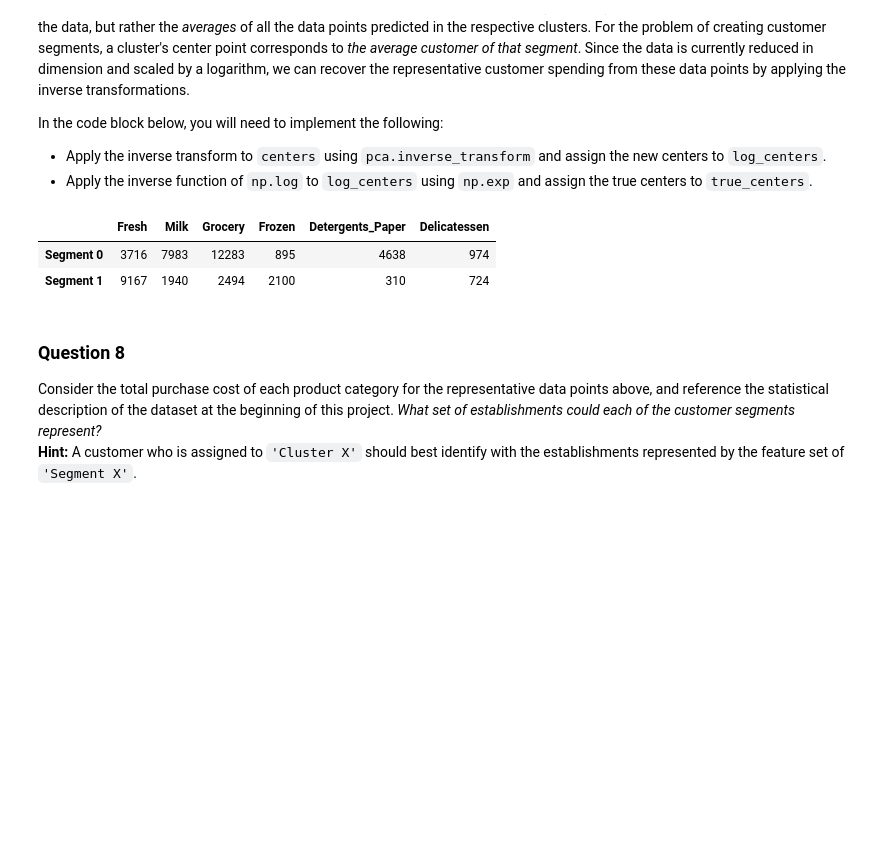
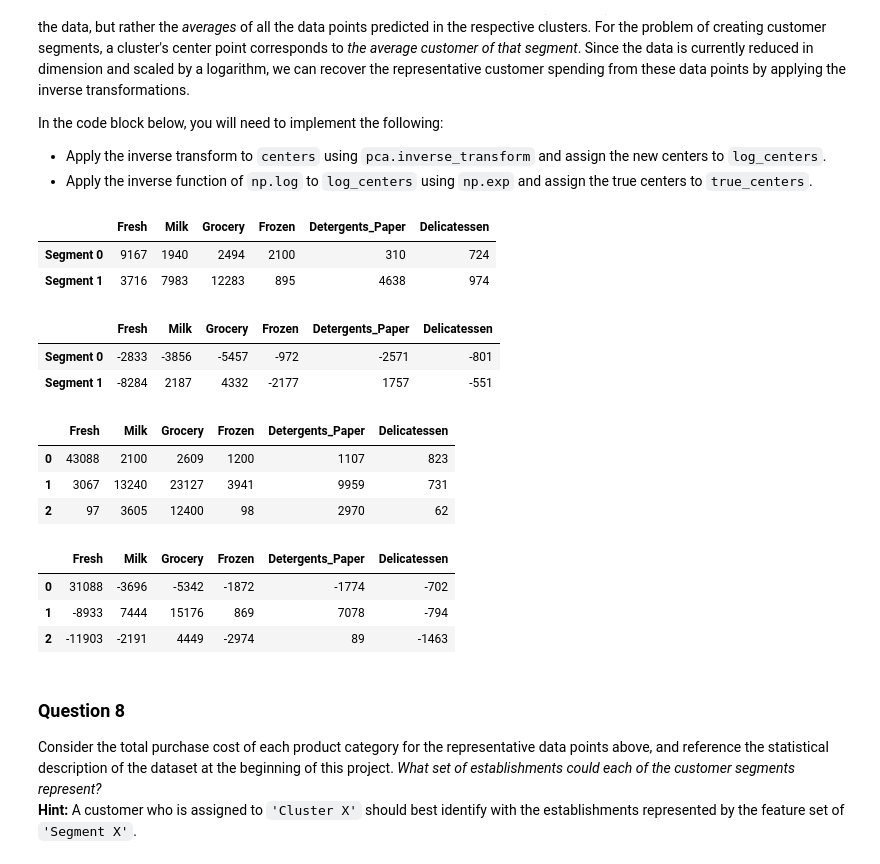
Before and after one commit to nhabib114/customer_segments, a Jupyter notebook: customer_segments.ipynb, the cells around one changed output. Drawn from its saved outputs; the diff is of its cells as text; code cells hidden in the pictures; blank space fills up the shorter version.

```diff
--- a/customer_segments.ipynb
+++ b/customer_segments.ipynb
@@ -269,9 +287,10 @@ from sklearn.decomposition import PCA
 
 # TODO: Apply PCA to the good data with the same number of dimensions as features
 pca = PCA(n_components=6)
+pca.fit(good_data)
 
 # TODO: Apply a PCA transformation to the sample log-data
-pca_samples = pca.fit_transform(log_samples)
+pca_samples = pca.transform(log_samples)
 
 # Generate PCA results plot
 pca_results = rs.pca_results(good_data, pca)
@@ -399,19 +418,33 @@ In the code block below, you will need to implement the following:
 # %%
 # TODO: Inverse transform the centers
 log_centers = pca.inverse_transform(centers)
 
 # TODO: Exponentiate the centers
 true_centers = np.exp(log_centers)
 
 # Display the true centers
 segments = ['Segment {}'.format(i) for i in range(0,len(centers))]
 true_centers = pd.DataFrame(np.round(true_centers), columns = data.keys())
 true_centers.index = segments
 display(true_centers)
+display(true_centers - np.round(data.mean()))
+display(samples)
+display(samples - np.round(data.mean()))
 # %% [output]
 |  | Fresh | Milk | Grocery | Frozen | Detergents_Paper | Delicatessen |
-| Segment 0 | 3716 | 7983 | 12283 | 895 | 4638 | 974 |
-| Segment 1 | 9167 | 1940 | 2494 | 2100 | 310 | 724 |
+| Segment 0 | 9167 | 1940 | 2494 | 2100 | 310 | 724 |
+| Segment 1 | 3716 | 7983 | 12283 | 895 | 4638 | 974 |
+|  | Fresh | Milk | Grocery | Frozen | Detergents_Paper | Delicatessen |
+| Segment 0 | -2833 | -3856 | -5457 | -972 | -2571 | -801 |
+| Segment 1 | -8284 | 2187 | 4332 | -2177 | 1757 | -551 |
+|  | Fresh | Milk | Grocery | Frozen | Detergents_Paper | Delicatessen |
+| 0 | 43088 | 2100 | 2609 | 1200 | 1107 | 823 |
+| 1 | 3067 | 13240 | 23127 | 3941 | 9959 | 731 |
+| 2 | 97 | 3605 | 12400 | 98 | 2970 | 62 |
+|  | Fresh | Milk | Grocery | Frozen | Detergents_Paper | Delicatessen |
+| 0 | 31088 | -3696 | -5342 | -1872 | -1774 | -702 |
+| 1 | -8933 | 7444 | 15176 | 869 | 7078 | -794 |
+| 2 | -11903 | -2191 | 4449 | -2974 | 89 | -1463 |
 # %% [markdown]
 ### Question 8
 Consider the total purchase cost of each product category for the representative data points above, and reference the statistical description of the dataset at the beginning of this project. *What set of establishments could each of the customer segments represent?*
```
Also changed, not shown: parts of 7 cells of this notebook, 2 other files.
